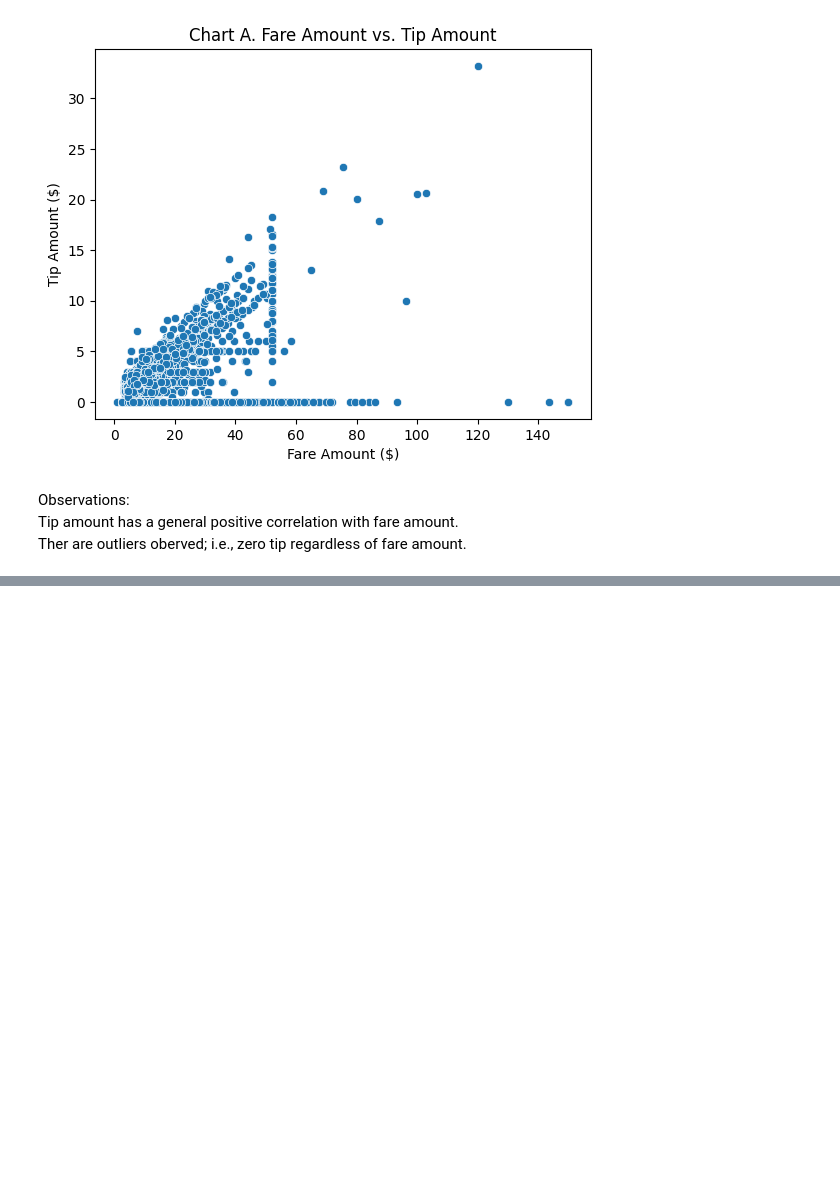
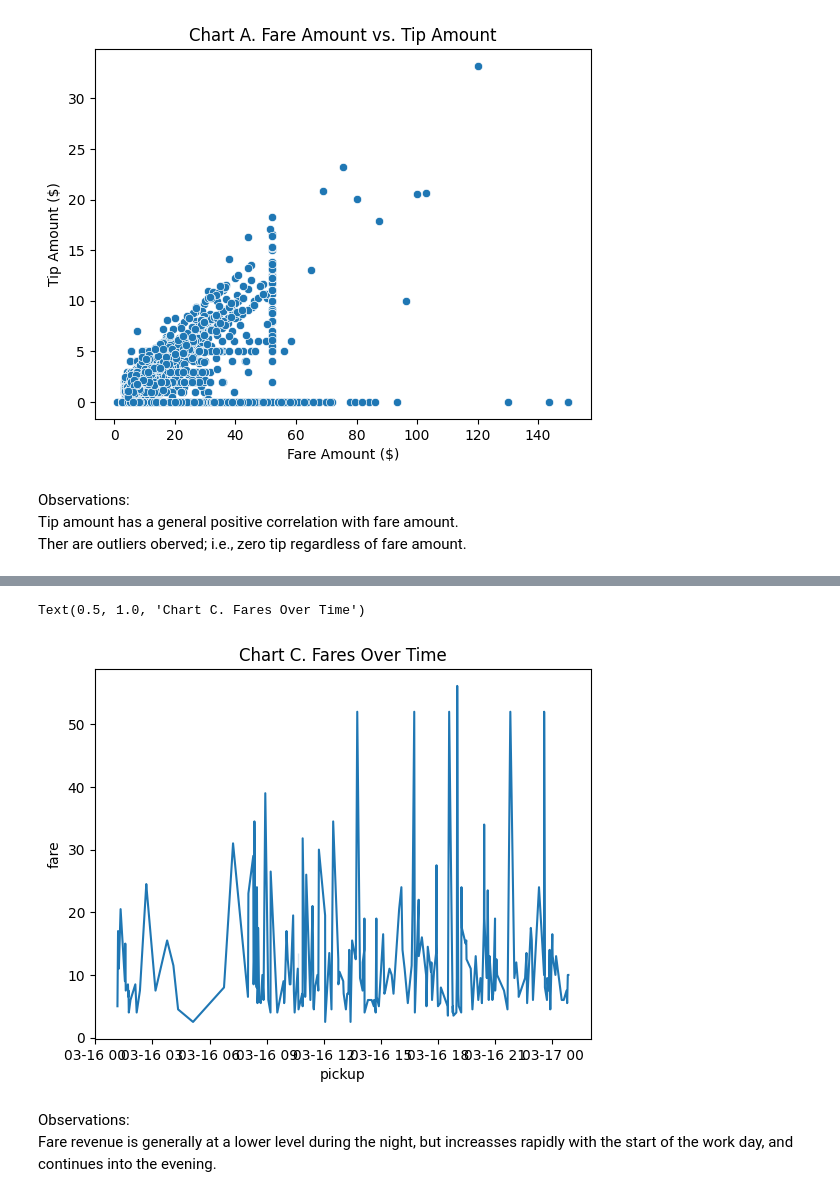
Before and after one commit to TKonkin/datafun-06-eda, a Jupyter notebook: terry_eda.ipynb, the cells around one changed output, grey strips where cells are left out. Cells and saved outputs as stored; diff of their text form; code cells hidden in the pictures; blank space fills up the shorter version.

```diff
--- a/terry_eda.ipynb
+++ b/terry_eda.ipynb
@@ -155,0 +176,15 @@ Ther are outliers oberved; i.e., zero tip regardless of fare amount.
+# %%
+start_interval = '2019-03-16 01:00:00'
+end_interval = '2019-03-17 01:00:00'
+
+filtered_data = taxis_df[(taxis_df['pickup'] >= start_interval) & (taxis_df['pickup'] <= end_interval)]
+
+taxis_plt: plt.Axes = sns.lineplot(data=filtered_data, x="pickup", y="fare")
+
+taxis_plt.set_title("Chart C. Fares Over Time")
+# %% [output]
+Text(0.5, 1.0, 'Chart C. Fares Over Time')
+[figure, added]
+# %% [markdown]
+Observations:
+Fare revenue is generally at a lower level during the night, but increasses rapidly with the start of the work day, and continues into the evening.
```
Also changed, not shown: parts of 5 cells of this notebook.
